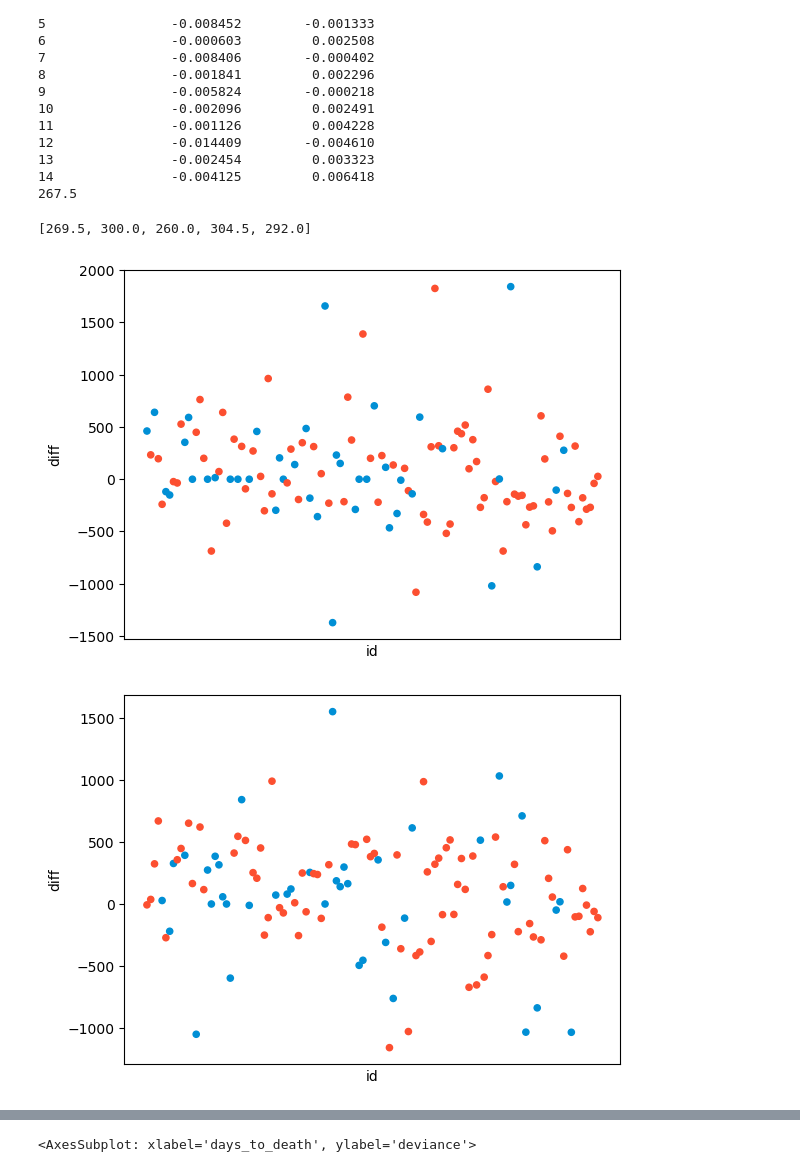
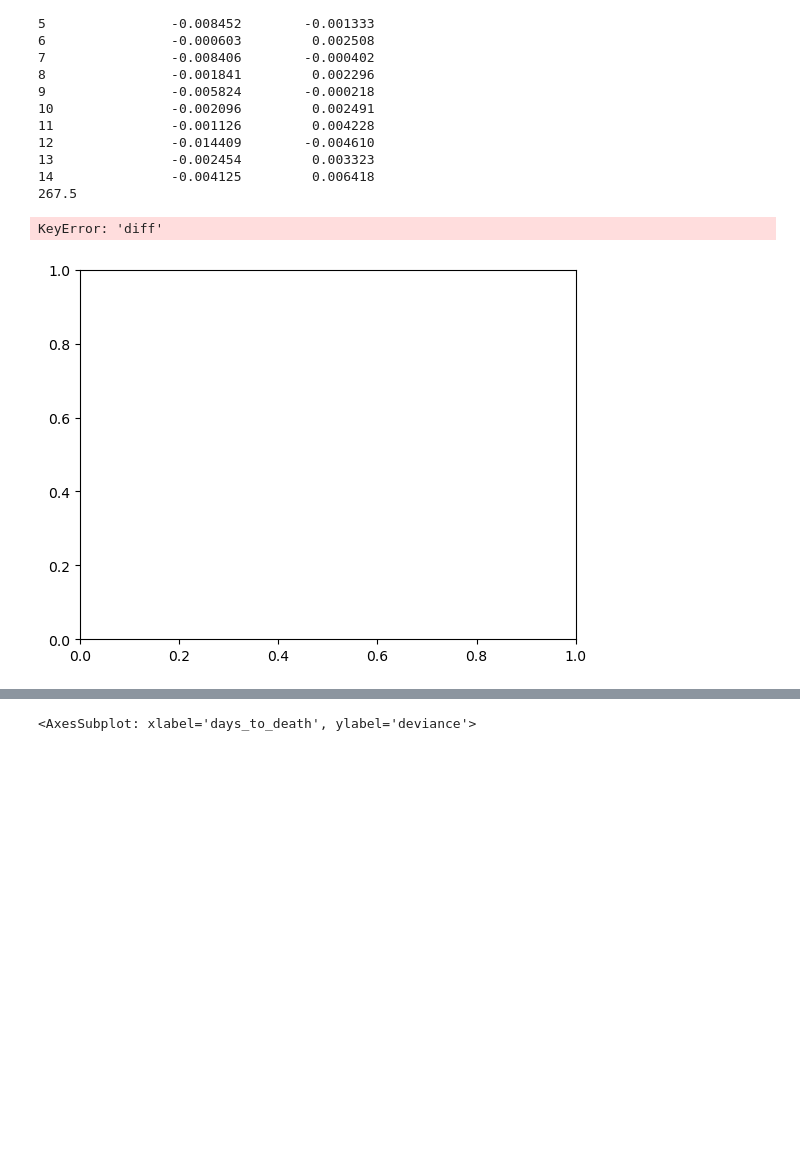
Before and after one commit to zacksiegfried/methylspan, a Jupyter notebook: notebooks/modeling.ipynb, the cells around one changed output, grey strips where cells are left out. Drawn from its saved outputs; the diff is of its cells as text; code cells hidden in the pictures; blank space fills up the shorter version.

```diff
--- a/notebooks/modeling.ipynb
+++ b/notebooks/modeling.ipynb
@@ -98,36 +98,35 @@ def k_fold_cross_survival(k, data):
         # splitting data set
         X_train = data.sample(frac = 0.7)
         X_test = data.drop(X_train.index)
         X_test_a = X_test.copy(deep=True)
 
         # fitting Cox model using X_train
         cph = CoxPHFitter()
         cph.fit(X_train, duration_col='days_to_death', event_col='vital_status')
 
         # predicting values using X_test, formatting
         median_table = cph.predict_median(X_test)
         median_table = median_table.to_frame()
         median_table.columns = ['pred']
         median_table.index.name = 'id'
 
         # merges predicted and actual values
         pred_data = pd.merge(median_table, X_test_a, on='id')
         # calculates difference between predicted and actual
-        pred_data['diff'] = pred_data['pred'] - pred_data['days_to_death']
-        pred_data['diff'].replace([np.inf, -np.inf], 0, inplace=True)
+        pred_data['difference'] = pred_data['pred'] - pred_data['days_to_death']
+        pred_data['difference'].replace([np.inf, -np.inf], 0, inplace=True)
 
         pred_data2 = pred_data.copy(deep=True)
 
         ### graphing could be improved (red = death, blue = alive)
-        pred_data2.reset_index().plot(kind='scatter', x='id', y='diff', c=np.where(pred_data2['vital_status'], '#fc4f30', '#008fd5')).tick_params(bottom=False, labelbottom=False)
+        pred_data2.reset_index().plot(kind='scatter', x='id', y='difference', c=np.where(pred_data2['vital_status'], '#fc4f30', '#008fd5')).tick_params(bottom=False, labelbottom=False)
 
         scores.append(abs(pred_data['diff']).median())
 
     return(scores)
 
 
 print(k_fold_cross_survival(5, full_data))
 # %% [output]
-[269.5, 300.0, 260.0, 304.5, 292.0]
+KeyError: 'diff'
-[figure, old version]
+[figure, new version]
-[figure, removed]
```
Also changed, not shown: parts of 1 cell of this notebook.
